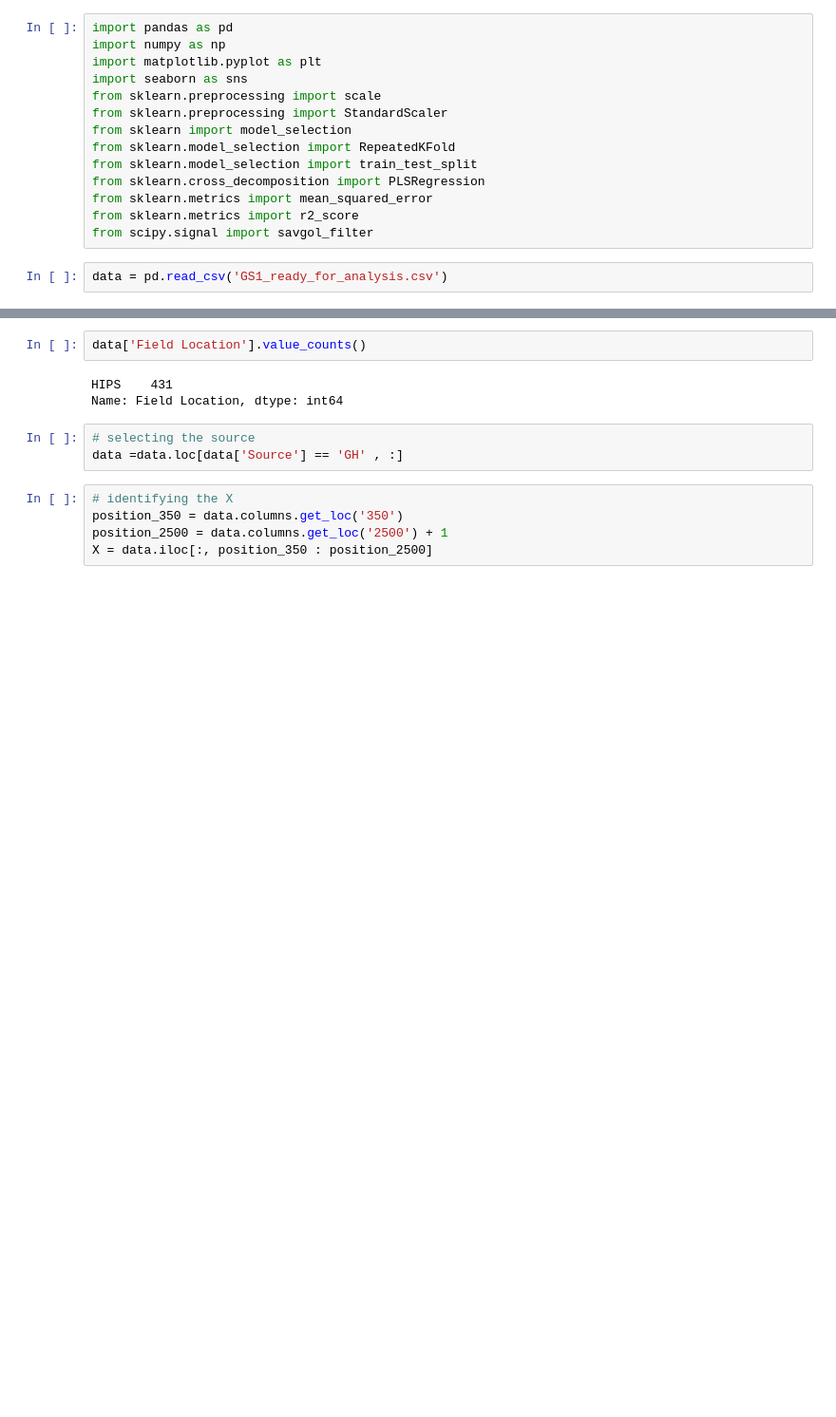
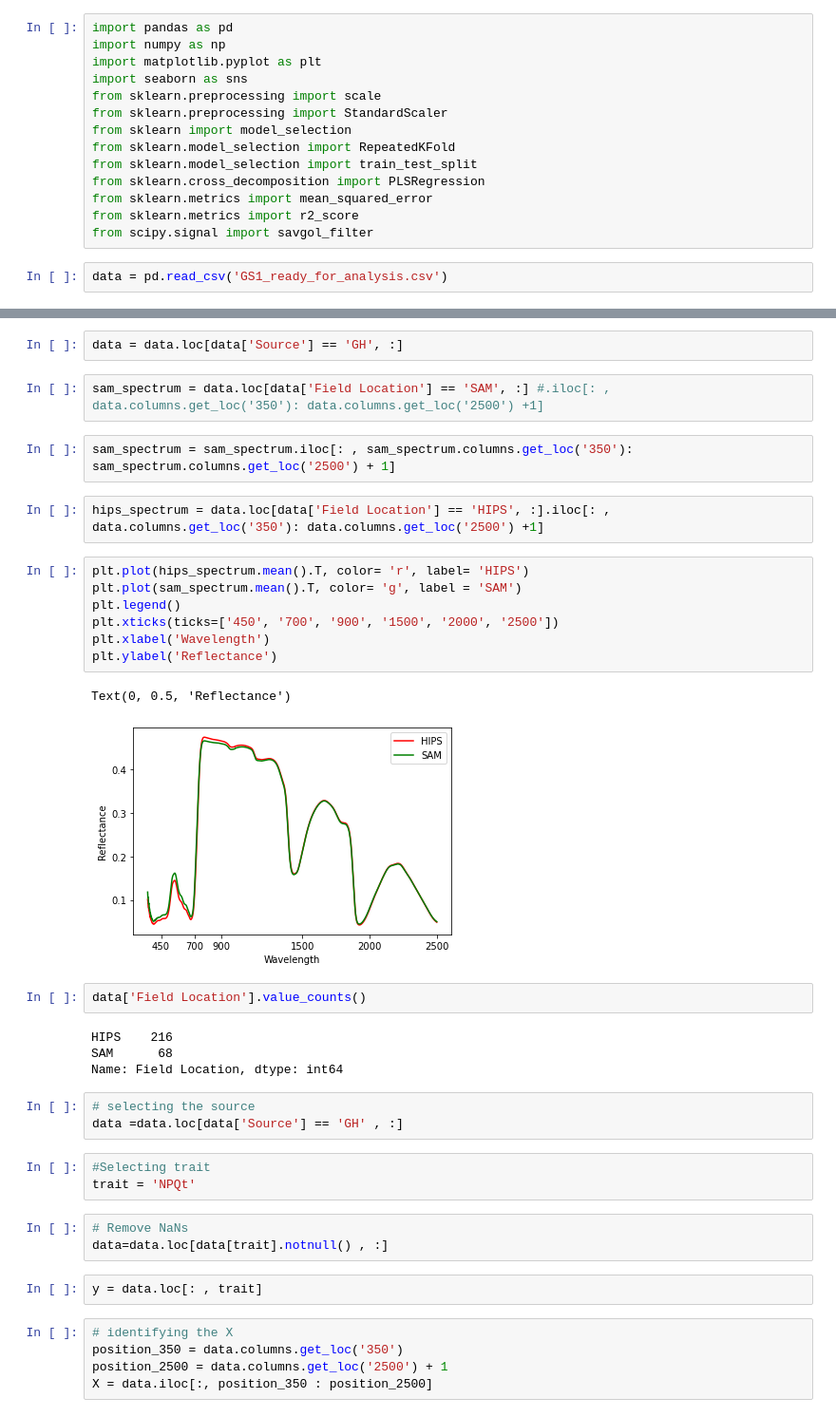
Before and after one commit to distip/Maize_2022_Brooke, a Jupyter notebook: Analysis.ipynb, the cells around one changed output, grey strips where cells are left out. Shown at 95% size. Cells and saved outputs as stored; diff of their text form; blank space fills up the shorter version.

```diff
--- a/Analysis.ipynb
+++ b/Analysis.ipynb
@@ -39,12 +39,39 @@ data.head()
 5 rows × 2185 columns
+# %%
+data = data.loc[data['Source'] == 'GH', :]
+# %%
+sam_spectrum = data.loc[data['Field Location'] == 'SAM', :] #.iloc[: , data.columns.get_loc('350'): data.columns.get_loc('2500') +1]
+# %%
+sam_spectrum = sam_spectrum.iloc[: , sam_spectrum.columns.get_loc('350'): sam_spectrum.columns.get_loc('2500') + 1]
+# %%
+hips_spectrum = data.loc[data['Field Location'] == 'HIPS', :].iloc[: , data.columns.get_loc('350'): data.columns.get_loc('2500') +1]
+# %%
+plt.plot(hips_spectrum.mean().T, color= 'r', label= 'HIPS')
+plt.plot(sam_spectrum.mean().T, color= 'g', label = 'SAM')
+plt.legend()
+plt.xticks(ticks=['450', '700', '900', '1500', '2000', '2500'])
+plt.xlabel('Wavelength')
+plt.ylabel('Reflectance')
+# %% [output]
+Text(0, 0.5, 'Reflectance')
+[figure, added]
 # %%
 data['Field Location'].value_counts()
 # %% [output]
-HIPS    431
+HIPS    216
+SAM      68
 Name: Field Location, dtype: int64
 # %%
 # selecting the source
 data =data.loc[data['Source'] == 'GH' , :]
+# %%
+#Selecting trait
+trait = 'NPQt'
+# %%
+# Remove NaNs
+data=data.loc[data[trait].notnull() , :]
+# %%
+y = data.loc[: , trait]
 # %%
 # identifying the X
 position_350 = data.columns.get_loc('350')
```
Also changed, not shown: parts of 9 cells of this notebook, 7 other files.
